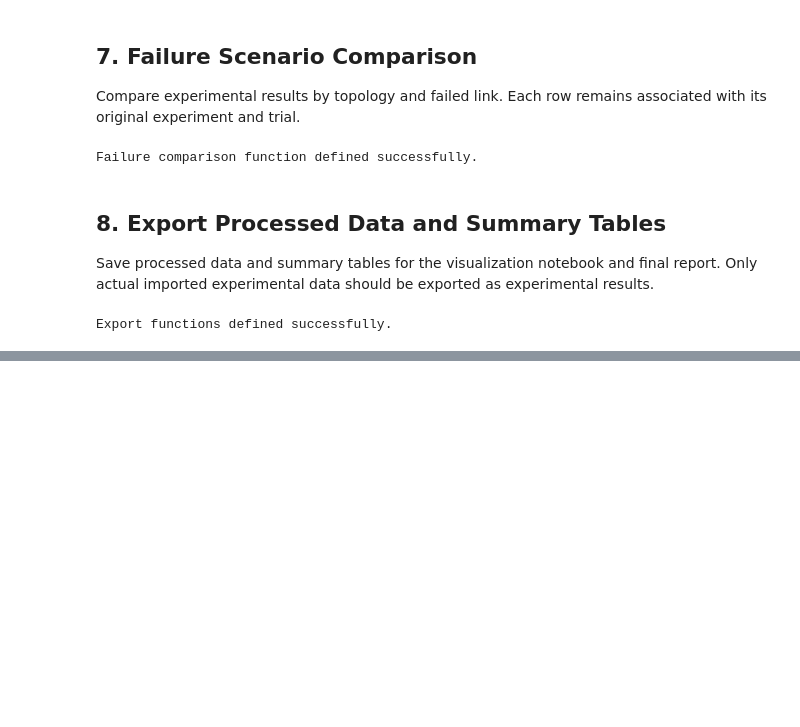
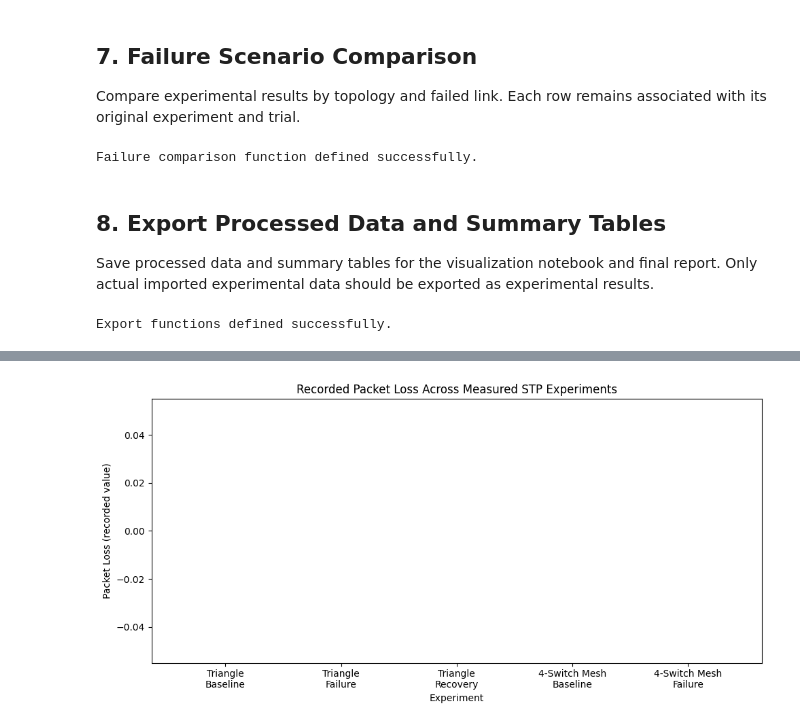
Before and after one commit to suhrudsharma/STP-Performance-Analysis, a Jupyter notebook: notebooks/STP_DataAnalysis.ipynb, the cells around one changed output, grey strips where cells are left out. Saved outputs shown, nothing was run; the diff lists cells and outputs as text; code cells hidden in the pictures; blank space fills up the shorter version.

```diff
--- a/notebooks/STP_DataAnalysis.ipynb
+++ b/notebooks/STP_DataAnalysis.ipynb
@@ -462,0 +710,92 @@ Export functions defined successfully.
+# %%
+
+# STEP 5: Packet loss analysis and baseline-vs-failure comparison
+# Self-contained cell — run as is
+
+import pandas as pd
+import matplotlib.pyplot as plt
+
+# Start from the validated dataset
+analysis_df = df.copy()
+
+# Keep only empirically measured experiments
+analysis_df = analysis_df[
+    analysis_df["data_status"] == "Empirically Measured"
+].copy()
+
+# Ensure numeric metric columns are numeric
+for col in [
+    "path_cost", "blocked_ports", "forwarding_ports", "packet_loss"
+]:
+    analysis_df[col] = pd.to_numeric(analysis_df[col], errors="coerce")
+
+# Create readable labels in this cell
+label_map = {
+    "EXP_01_TRIANGLE_BASE": "Triangle\nBaseline",
+    "EXP_01_TRIANGLE_FAIL": "Triangle\nFailure",
+    "EXP_01_TRIANGLE_RECOV": "Triangle\nRecovery",
+    "EXP_02_MESH4_BASE": "4-Switch Mesh\nBaseline",
+    "EXP_02_MESH4_FAIL": "4-Switch Mesh\nFailure"
+}
+
+analysis_df["experiment_label"] = (
+    analysis_df["experiment_id"].map(label_map)
+    .fillna(analysis_df["experiment_id"])
+)
+
+# 1. Plot recorded packet loss
+packet_df = analysis_df.dropna(subset=["packet_loss"])
+
+if not packet_df.empty:
+    plt.figure(figsize=(10, 5))
+    plt.bar(packet_df["experiment_label"], packet_df["packet_loss"])
+    plt.title("Recorded Packet Loss Across Measured STP Experiments")
+    plt.xlabel("Experiment")
+    plt.ylabel("Packet Loss (recorded value)")
+    plt.tight_layout()
+    plt.show()
+else:
+    print("No numeric packet-loss measurements are available.")
+
+# 2. Compare baseline vs. link failure
+experiment_ids = set(analysis_df["experiment_id"])
+
+comparison_pairs = [
+    ("Triangle", "EXP_01_TRIANGLE_BASE", "EXP_01_TRIANGLE_FAIL"),
+    ("4-Switch Mesh", "EXP_02_MESH4_BASE", "EXP_02_MESH4_FAIL")
+]
+
+results = []
+
+for topology_name, baseline_id, failure_id in comparison_pairs:
+    if baseline_id not in experiment_ids or failure_id not in experiment_ids:
+        print(f"Skipping {topology_name}: baseline or failure row is missing.")
+        continue
+
+    baseline = analysis_df.loc[
+        analysis_df["experiment_id"] == baseline_id
+    ].iloc[0]
+
+    failure = analysis_df.loc[
+        analysis_df["experiment_id"] == failure_id
+    ].iloc[0]
+
+    results.append({
+        "Topology": topology_name,
+        "Baseline Path Cost": baseline["path_cost"],
+        "Failure Path Cost": failure["path_cost"],
+        "Path Cost Change": failure["path_cost"] - baseline["path_cost"],
+        "Baseline Blocked Ports": baseline["blocked_ports"],
+        "Failure Blocked Ports": failure["blocked_ports"],
+        "Baseline Forwarding Ports": baseline["forwarding_ports"],
+        "Failure Forwarding Ports": failure["forwarding_ports"],
+        "Baseline Packet Loss": baseline["packet_loss"],
+        "Failure Packet Loss": failure["packet_loss"]
+    })
+
+comparison_results = pd.DataFrame(results)
+
+print("Baseline vs. link-failure comparison:")
+display(comparison_results)
+# %% [output]
+[figure, added]
```
Also changed, not shown: parts of 8 cells of this notebook.
